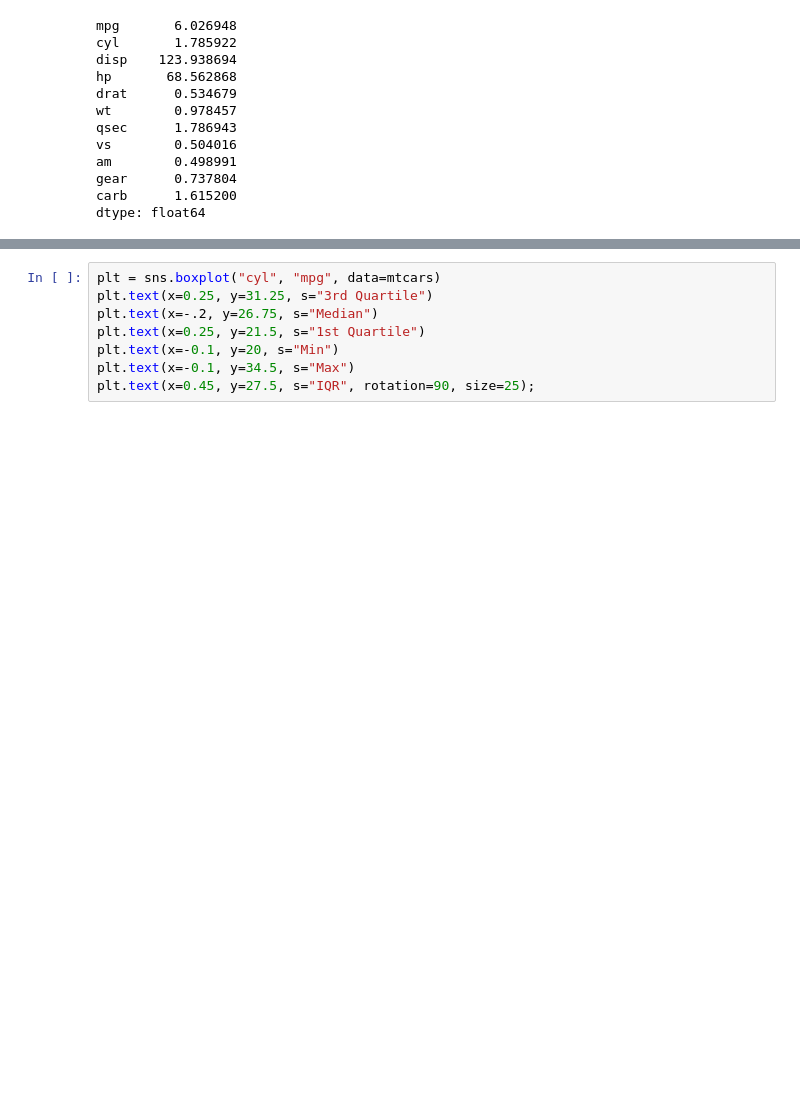
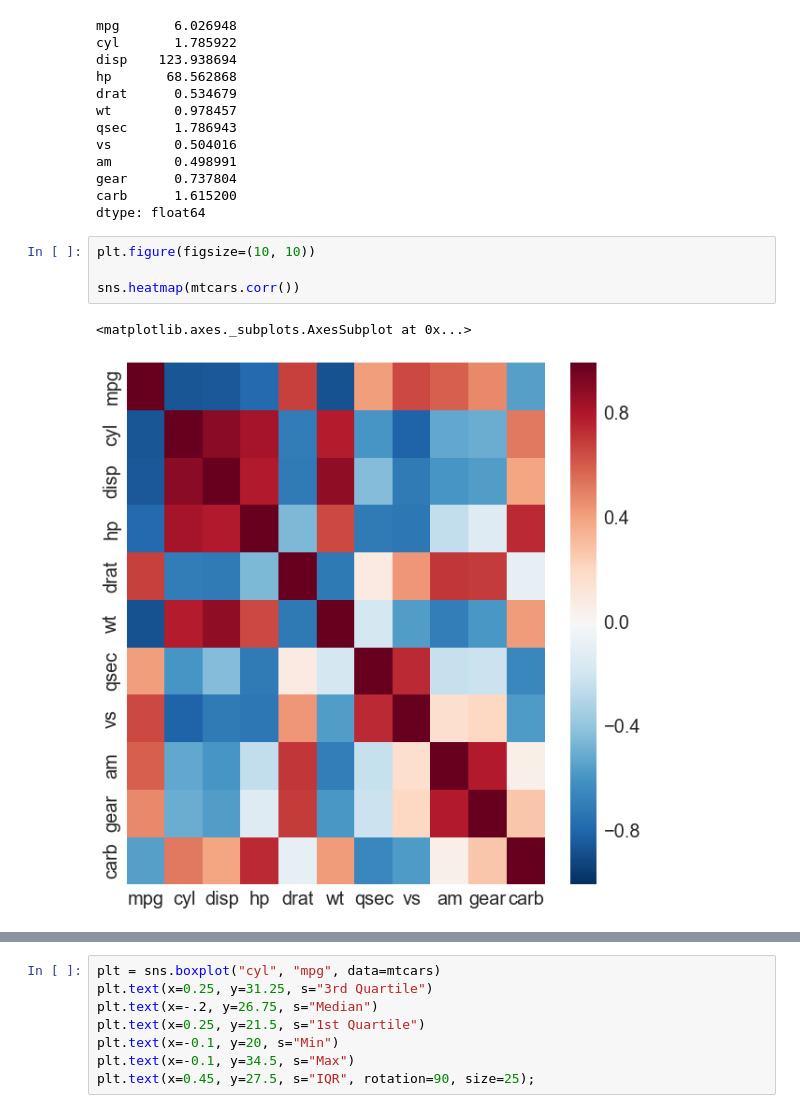
Before and after one commit to nicolairobles/DAT-NYC-37, a Jupyter notebook: lessons/lesson-04/code/lesson-4-distributions-demo.ipynb, the cells around one changed output, grey strips where cells are left out. Saved outputs shown, nothing was run; the diff lists cells and outputs as text; blank space fills up the shorter version.

```diff
--- a/lessons/lesson-04/code/lesson-4-distributions-demo.ipynb
+++ b/lessons/lesson-04/code/lesson-4-distributions-demo.ipynb
@@ -42,6 +44,13 @@ am        0.498991
 gear      0.737804
 carb      1.615200
 dtype: float64
+# %%
+plt.figure(figsize=(10, 10))
+
+sns.heatmap(mtcars.corr())
+# %% [output]
+<matplotlib.axes._subplots.AxesSubplot at 0x...>
+[figure, added]
 # %%
 mtcars[['cyl', 'mpg']].sort_values(by="mpg").head(10)
 # %% [output]
```
Also changed, not shown: parts of 7 cells of this notebook, 2 other files.
